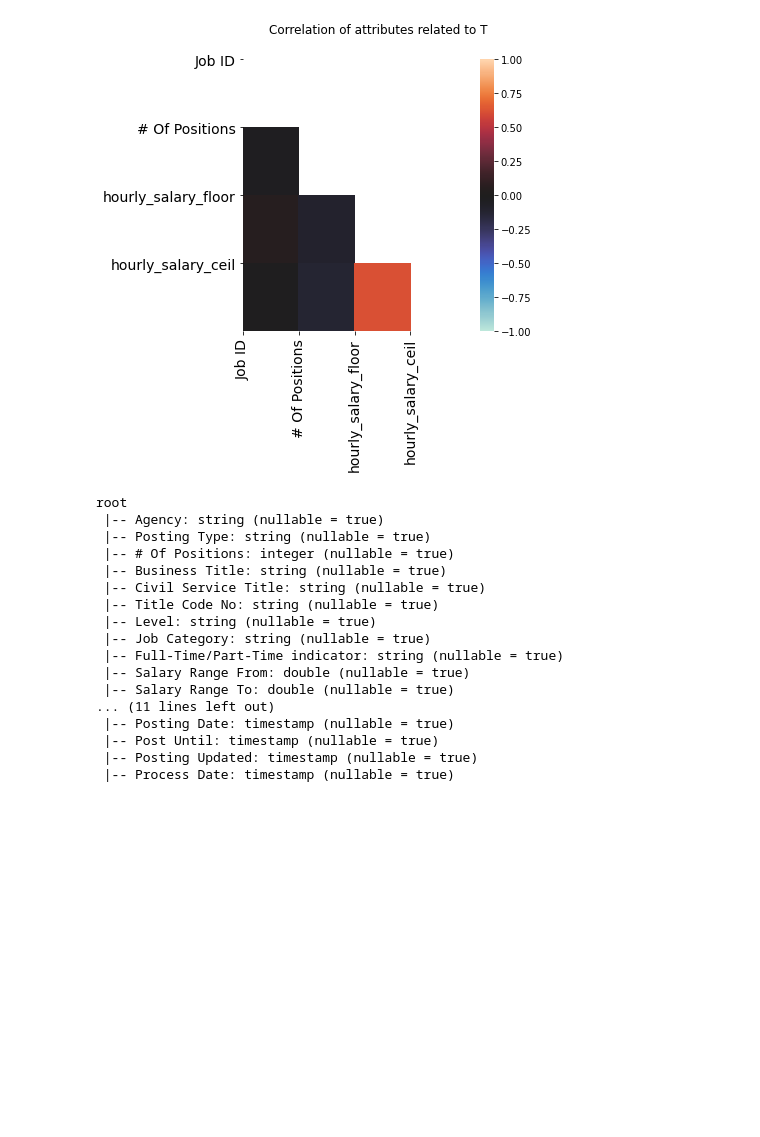
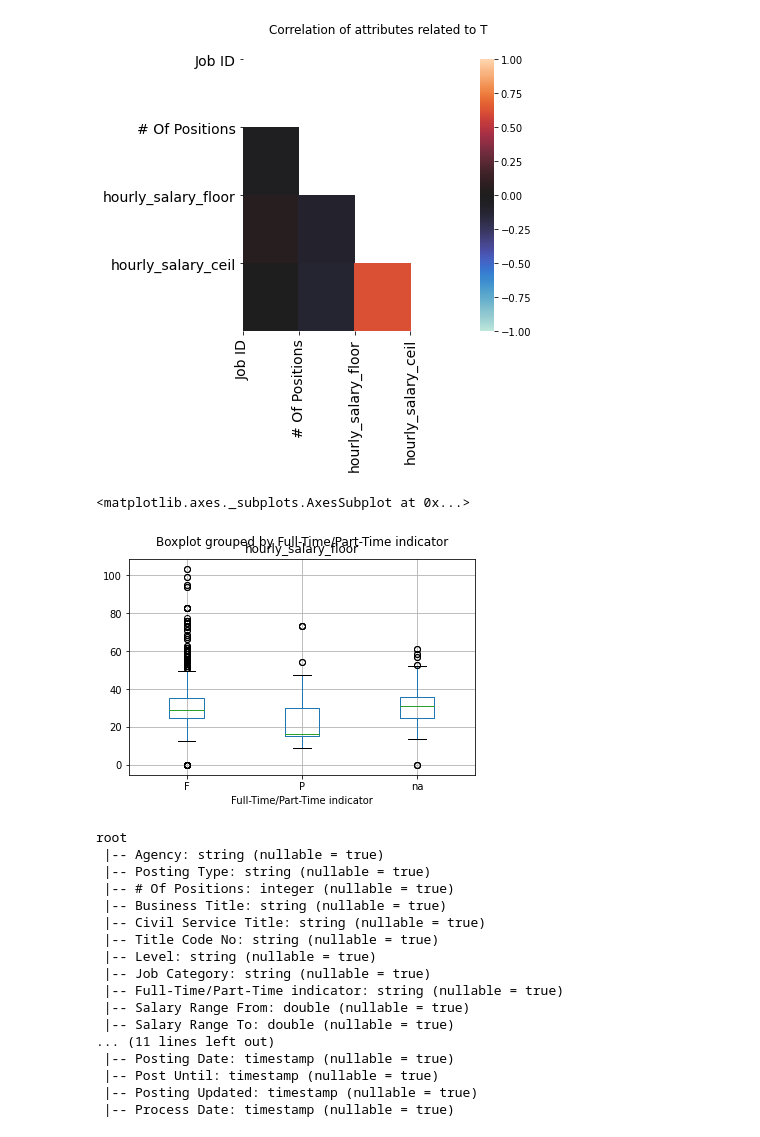
Before and after one commit to Saralytics/EDA-Feature-Engineering-code-challenge, a Jupyter notebook: jupyter/notebook/assesment_notebook.ipynb, the cells around one changed output. Saved outputs shown, nothing was run; the diff lists cells and outputs as text; code cells hidden in the pictures; blank space fills up the shorter version.

```diff
--- a/jupyter/notebook/assesment_notebook.ipynb
+++ b/jupyter/notebook/assesment_notebook.ipynb
@@ -298,7 +298,7 @@ Text(0, 0.5, 'Density')
 # %%
 # From conclusion before, apply a heuristic, missing more than half: drop
 # %%
-normalized_df = normalized_salary_df.drop('Additional information','Hours/Shift','Work Location 1','Recruitment Contact','Post Until')
+normalized_df = normalized_df.drop('Additional information','Hours/Shift','Work Location 1','Recruitment Contact','Post Until')
 normalized_df.printSchema()
 # %% [output]
 root
@@ -391,3 +393,10 @@ plt.show()
+# %%
+feature_col = 'Full-Time/Part-Time indicator'
+
+normalized_pandas_df.boxplot(column='hourly_salary_floor',by=feature_col,)
+# %% [output]
+<matplotlib.axes._subplots.AxesSubplot at 0x...>
+[figure, added]
 # %%
 normalized_salary_df = normalized_salary_df.drop('Job ID','Title Code No')
 # %%
```
Also changed, not shown: parts of 18 cells of this notebook.
